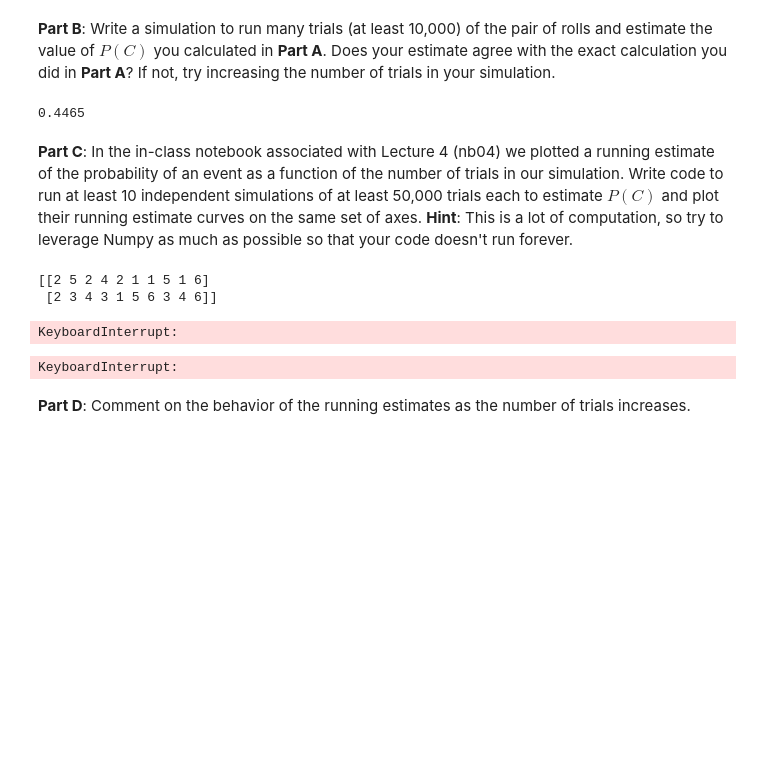
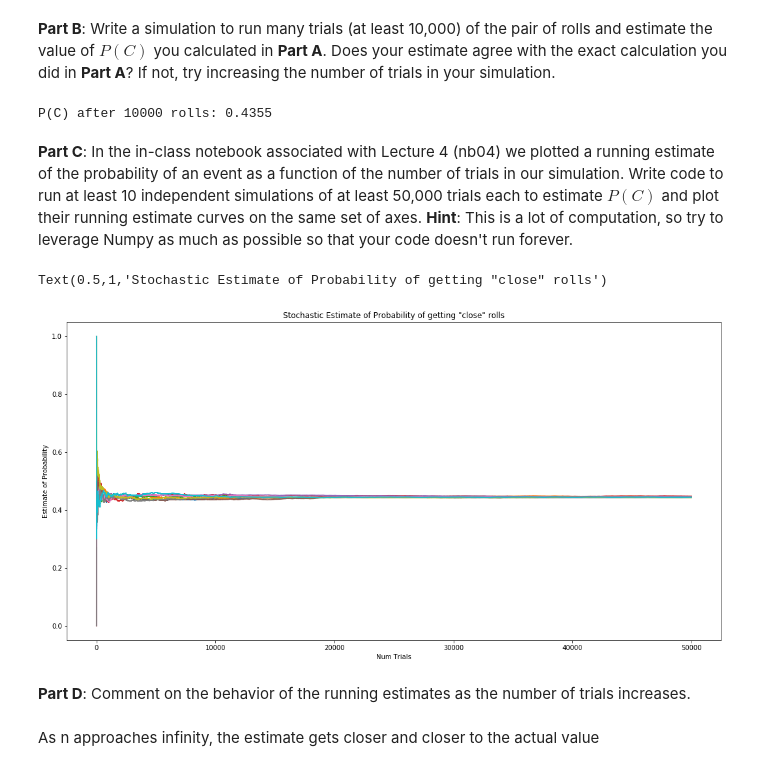
Before and after one commit to howardmonington/friendly-fortnight, a Jupyter notebook: homework/homework2/hmwk02_Lastname_Firstname.ipynb, the cells around one changed output. Saved outputs shown, nothing was run; the diff lists cells and outputs as text; code cells hidden in the pictures; blank space fills up the shorter version.

```diff
--- a/homework/homework2/hmwk02_Lastname_Firstname.ipynb
+++ b/homework/homework2/hmwk02_Lastname_Firstname.ipynb
@@ -1353,9 +1395,9 @@ def sim_x_rolls(x):
             close += 1
     return close/x
 
-sim_x_rolls(10000)
+print(f"P(C) after 10000 rolls: {sim_x_rolls(10000)}")
 # %% [output]
-0.4465
+P(C) after 10000 rolls: 0.4355
 # %% [markdown]
 **Part C**: In the in-class notebook associated with Lecture 4 (nb04) we plotted a running estimate of the probability of an event as a function of the number of trials in our simulation.  Write code to run at least 10 independent simulations of at least 50,000 trials each to estimate $P(C)$ and plot their running estimate curves on the same set of axes. **Hint**: This is a lot of computation, so try to leverage Numpy as much as possible so that your code doesn't run forever.
 # %%
@@ -1378,48 +1420,48 @@ def run_trial(x):
     return trial_close
 
 #Wall time: 38.6s
 def run_another_trial(x):
     trial_close = np.zeros(x)
     d1_rolls = np.random.choice(die, size = x)
     d2_rolls = np.random.choice(die, size = x)
     for current_index in range(1, x + 1):
         trial_close[current_index - 1] = np.sum(abs(d1_rolls[:current_index] - d2_rolls[:current_index]) <= 1) / current_index
     return trial_close
 
 def run_sim(x_sims, y_trials_each, sim_func):
     sims = []
     for _ in range(x_sims):
         sims.append(sim_func(y_trials_each))
     return sims
 
-%time run_sim(10, 50000, run_trial)
-%time run_sim(10, 50000, run_another_trial)
-# fig2, ax2 = plt.subplots(1,1,figsize=(18, 9))
-# test_sims_1 = run_sim(1, 50, run_trial)
-# for sim in test_sims_1:
-#     ax2.plot(sim)
-# ax2.set_xlabel("Num Trials")
-# ax2.set_ylabel("Estimate of Probability")
-# ax2.set_title("Stochastic Estimate of Probability of getting \"close\" rolls")
+# %time run_sim(10, 50000, run_trial)
+# %time run_sim(10, 50000, run_another_trial)
+fig2, ax2 = plt.subplots(1,1,figsize=(18, 9))
+test_sims_1 = run_sim(10, 50000, run_trial)
+for sim in test_sims_1:
+    ax2.plot(sim)
+ax2.set_xlabel("Num Trials")
+ax2.set_ylabel("Estimate of Probability")
+ax2.set_title("Stochastic Estimate of Probability of getting \"close\" rolls")
 
 # fig2, ax2 = plt.subplots(1,1,figsize=(18, 9))
 # test_sims = run_sim(1, 50, run_another_trial)
 # for sim in test_sims:
 #     ax2.plot(sim)
 # ax2.set_xlabel("Num Trials")
 # ax2.set_ylabel("Estimate of Probability")
 # ax2.set_title("Stochastic Estimate of Probability of getting \"close\" rolls")
 
 # for sim_number in range(len(sims)):
 #     this_sim = sims[sim_number]
 #     print(f"For trial {sim_number}, there is a {this_sim[len(sims - 1)]} probability of getting \"close\" rolls after {len(this_sim)} total rolls.")
 # %% [output]
-[[2 5 2 4 2 1 1 5 1 6]
- [2 3 4 3 1 5 6 3 4 6]]
+Text(0.5,1,'Stochastic Estimate of Probability of getting "close" rolls')
-KeyboardInterrupt:
-KeyboardInterrupt:
+[figure, added]
 # %% [markdown]
 **Part D**: Comment on the behavior of the running estimates as the number of trials increases.
+# %% [markdown]
+As n approaches infinity, the estimate gets closer and closer to the actual value
 # %% [markdown]
 ***
 <a/ id='ch'></a>
```
Also changed, not shown: parts of 8 cells of this notebook.
